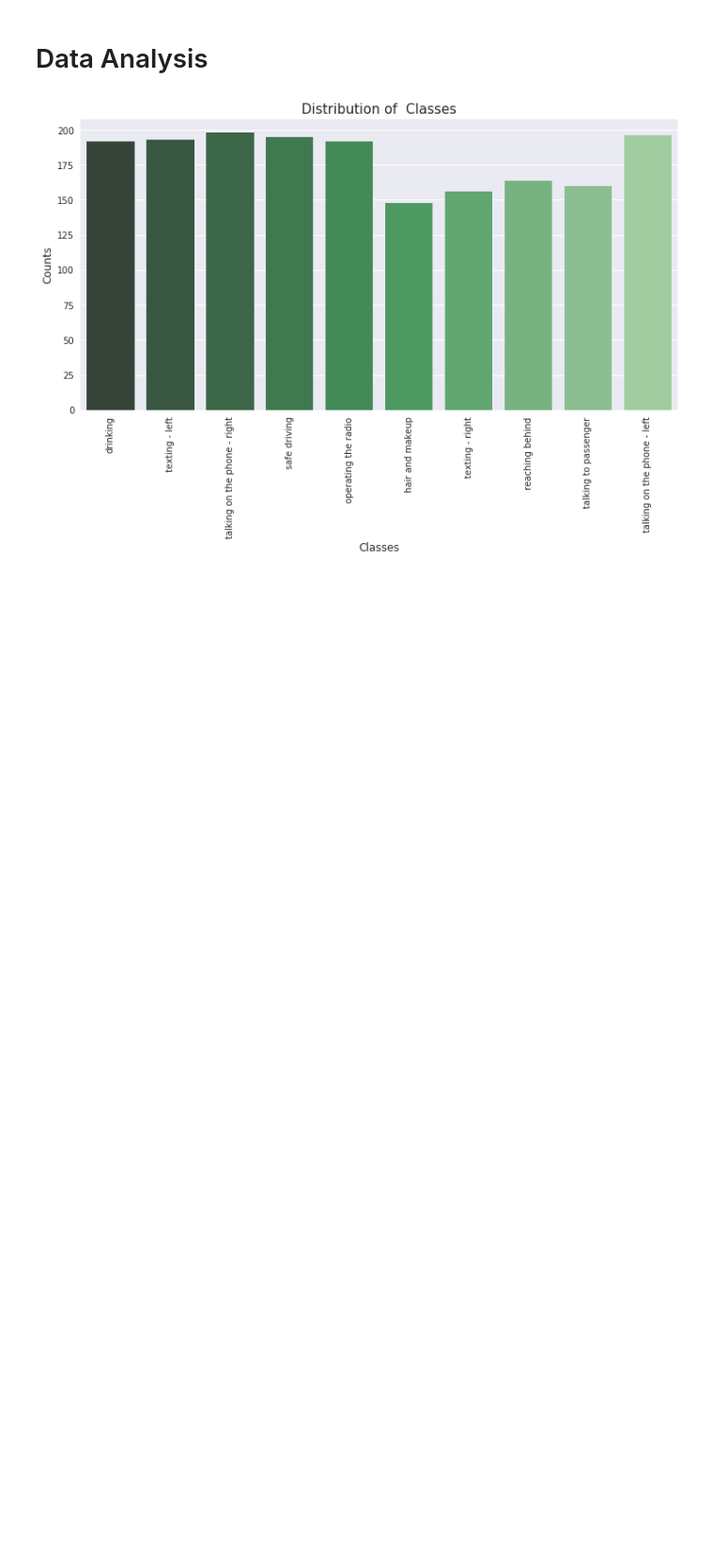
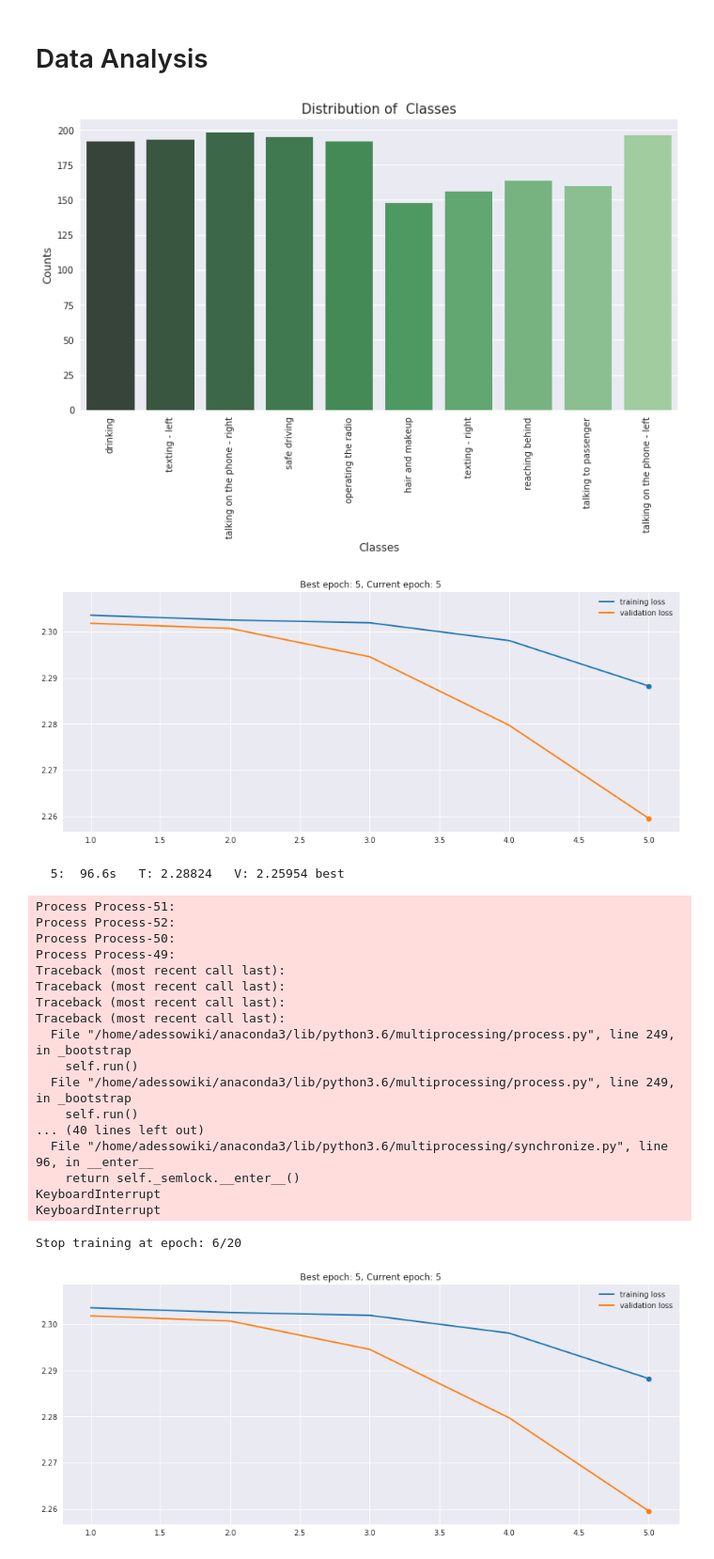
Before and after one commit to RenatoBMLR/state-farm-distracted-driver-detection, a Jupyter notebook: Distracted_Driver_Detection.ipynb, the cells around one changed output. Shown at 94% size. Cells and saved outputs as stored; diff of their text form; code cells hidden in the pictures; blank space fills up the shorter version.

Commit message:
Trained model and deleted resent model

```diff
--- a/Distracted_Driver_Detection.ipynb
+++ b/Distracted_Driver_Detection.ipynb
@@ -296,6 +273,28 @@ param = {'model' : myconvNet,
     'callbacks': [ptt.PlotCallback(), ptt.PrintCallback()]
         }
 # %%
-#trainer = ptt.DeepNetTrainer()
+trainer = ptt.DeepNetTrainer(**param)
 # %%
-#trainer.fit_loader(2, dset_loaders['train'], dset_loaders['valid'])
+trainer.fit_loader(20, dset_loaders['train'], dset_loaders['valid'])
+# %% [output]
+[figure, added]
+  5:  96.6s   T: 2.28824   V: 2.25954 best
+Process Process-51:
+Process Process-52:
+Process Process-50:
+Process Process-49:
+Traceback (most recent call last):
+Traceback (most recent call last):
+Traceback (most recent call last):
+Traceback (most recent call last):
+  File "/home/adessowiki/anaconda3/lib/python3.6/multiprocessing/process.py", line 249, in _bootstrap
+    self.run()
+  File "/home/adessowiki/anaconda3/lib/python3.6/multiprocessing/process.py", line 249, in _bootstrap
+    self.run()
+... (40 lines left out)
+  File "/home/adessowiki/anaconda3/lib/python3.6/multiprocessing/synchronize.py", line 96, in __enter__
+    return self._semlock.__enter__()
+KeyboardInterrupt
+KeyboardInterrupt
+Stop training at epoch: 6/20
+[figure, added]
```
Also changed, not shown: parts of 3 cells of this notebook.
